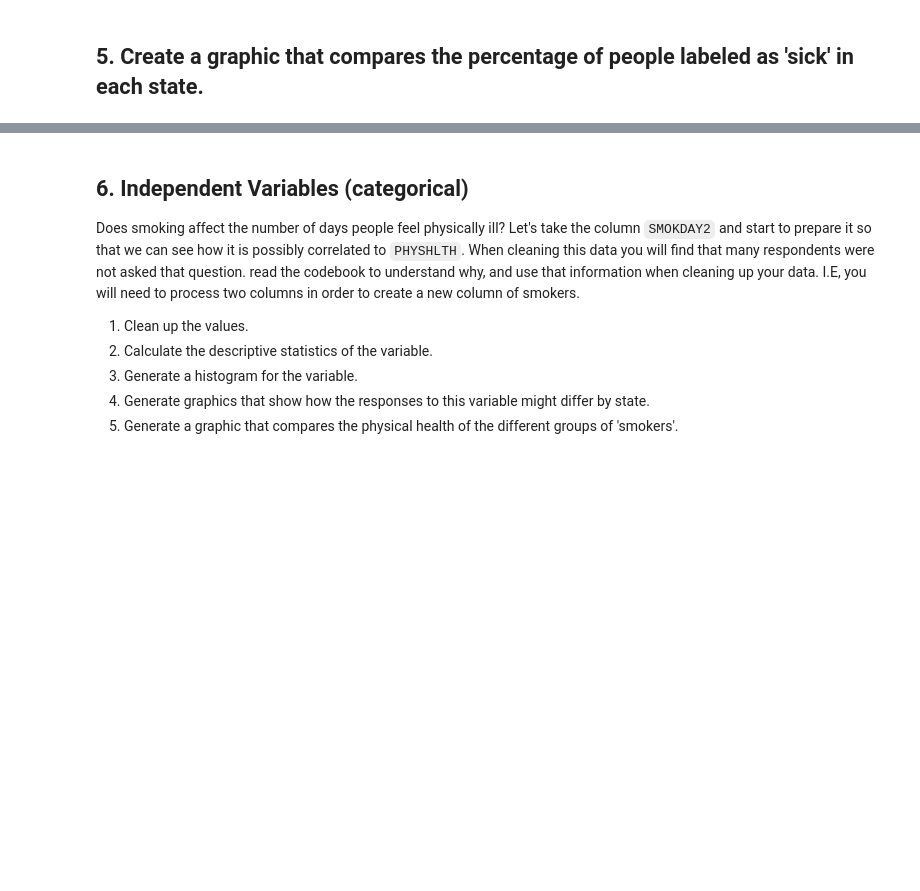
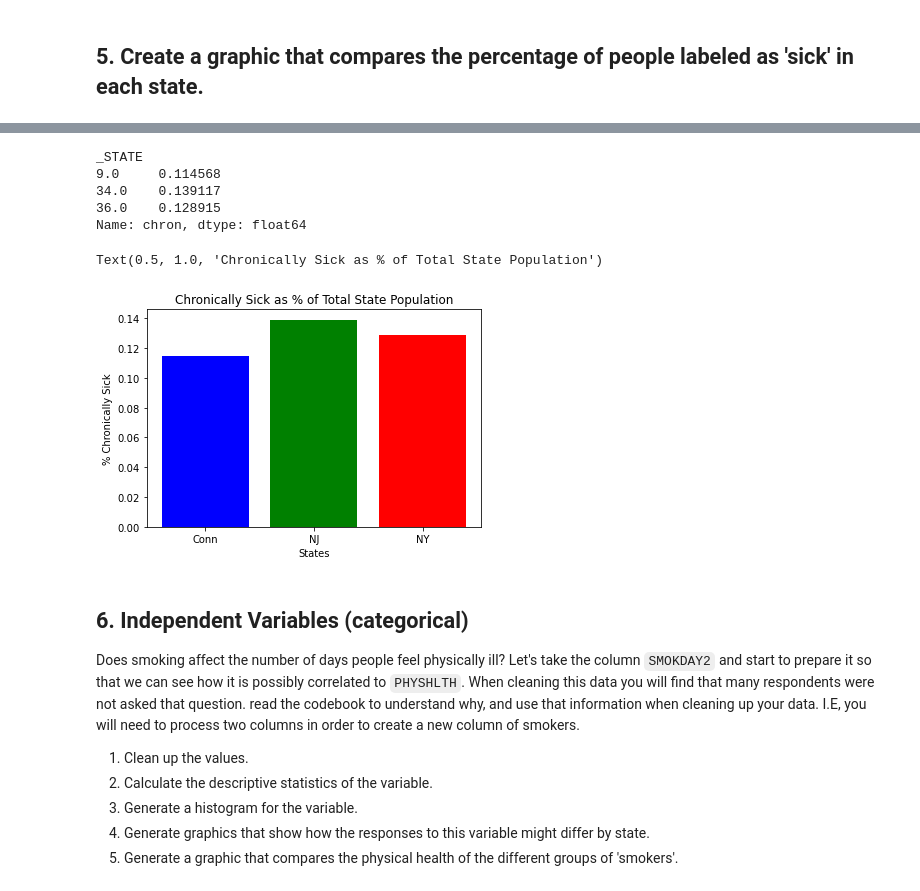
Before and after one commit to CamLadd/Stats_case_study, a Jupyter notebook: Statistical_Tests_Applied.ipynb, the cells around one changed output, grey strips where cells are left out. Saved outputs shown, nothing was run; the diff lists cells and outputs as text; code cells hidden in the pictures; blank space fills up the shorter version.

```diff
--- a/Statistical_Tests_Applied.ipynb
+++ b/Statistical_Tests_Applied.ipynb
@@ -179,2 +210,9 @@ array([1, 1, 0, ..., 0, 1, 1])
+# %%
+# code to create new colum for chronically sick
+
+df['chron'] = np.where(df['PHYSHLTH']>=12, 1, 0)
+
+# This np.where() function will iterate through the array and check each value to see if it meets our condition of being greater than 12 (apparently that's the cutoff number we are using to determine if people are chronically sick)
+# It will put a 1 where the condition is True, and a 0 where the condition is False
 # %% [markdown]
 ## 5. Create a graphic that compares the percentage of people labeled as 'sick' in each state.
@@ -193,3 +219,33 @@ Name: CHRONIC, dtype: float64
+# %%
+# code to calculate averages per state
+# Because of how we structured the 'chron' series, if we average the values for each state in the chron section, the mean value that we recieve
+# will also be the percentage of people labeled as sick
+
+# Ex. --> 10 people in total. Sick vs not sick --> [0, 1, 1 ,1 ,1, 0, 0, 0, 1, 0]
+#                                       sum of sick (all the 1s) = 5
+#                                                               total # of values = 10
+#                                                                            %sick = 5/10 = .50 = 50%
+
+df.groupby('_STATE')['chron'].mean()
+# %% [output]
+_STATE
+9.0     0.114568
+34.0    0.139117
+36.0    0.128915
+Name: chron, dtype: float64
+# %%
+# create graphic to compare chronically sick by state
+percents = df.groupby('_STATE')['chron'].mean().values
+
+fig, ax = plt.subplots()
+
+ax.bar(states, percents, color = ['blue', 'green', 'red'])
+ax.set_xlabel('States')
+ax.set_ylabel('% Chronically Sick')
+ax.set_title('Chronically Sick as % of Total State Population')
+# %% [output]
+Text(0.5, 1.0, 'Chronically Sick as % of Total State Population')
+[figure, added]
 # %% [markdown]
 ## 6. Independent Variables (categorical)
 
```
Also changed, not shown: parts of 31 cells of this notebook.
